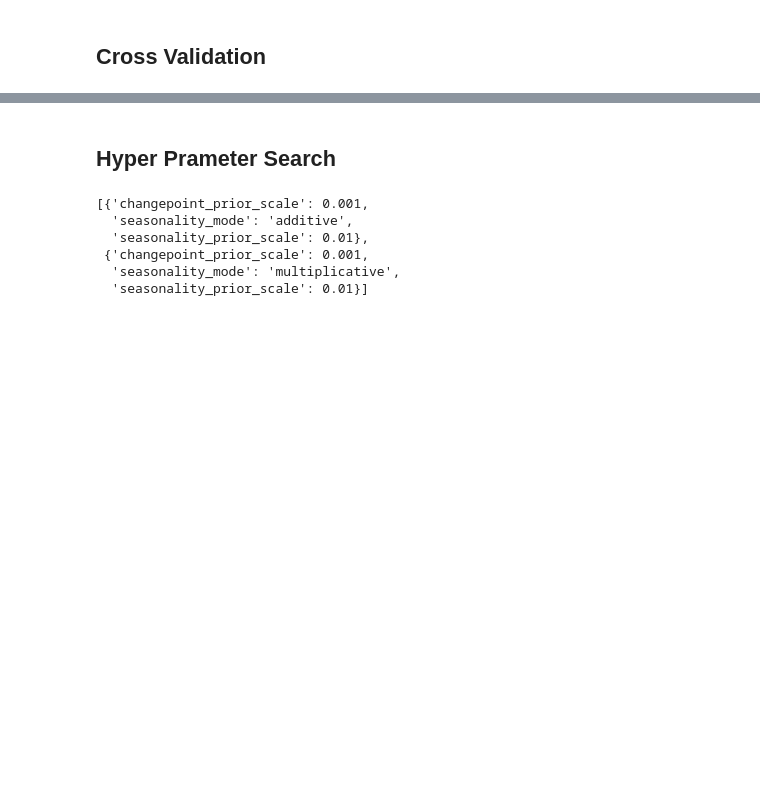
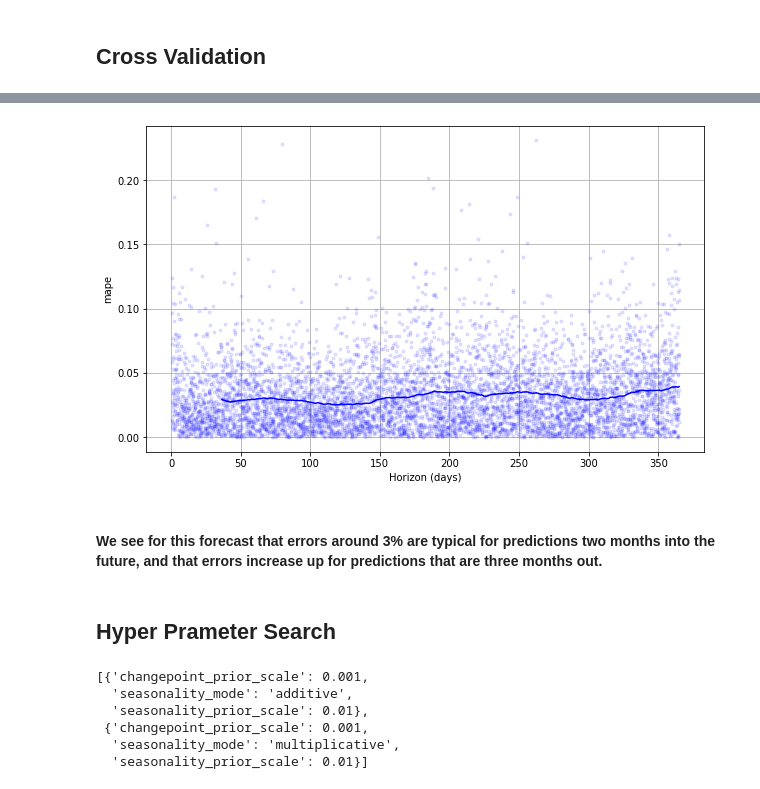
Before and after one commit to binliu0630/TimeSeries, a Jupyter notebook: TimeSeries_Prophet.ipynb, the cells around one changed output, grey strips where cells are left out. Drawn from its saved outputs; the diff is of its cells as text; code cells hidden in the pictures; blank space fills up the shorter version.

```diff
--- a/TimeSeries_Prophet.ipynb
+++ b/TimeSeries_Prophet.ipynb
@@ -187,3 +187,11 @@ performance_metrics(cv, rolling_window=1)
+# %%
+#
+plot_cross_validation_metric(cv, metric='mape' )
+plt.show()
+# %% [output]
+[figure, added]
+# %% [markdown]
+#### We see for this forecast that errors around 3% are typical for predictions two months into the future, and that errors increase up for predictions that are three months out.
 # %% [markdown]
 ## Hyper Prameter Search
 # %%
```
Also changed, not shown: parts of 9 cells of this notebook.
